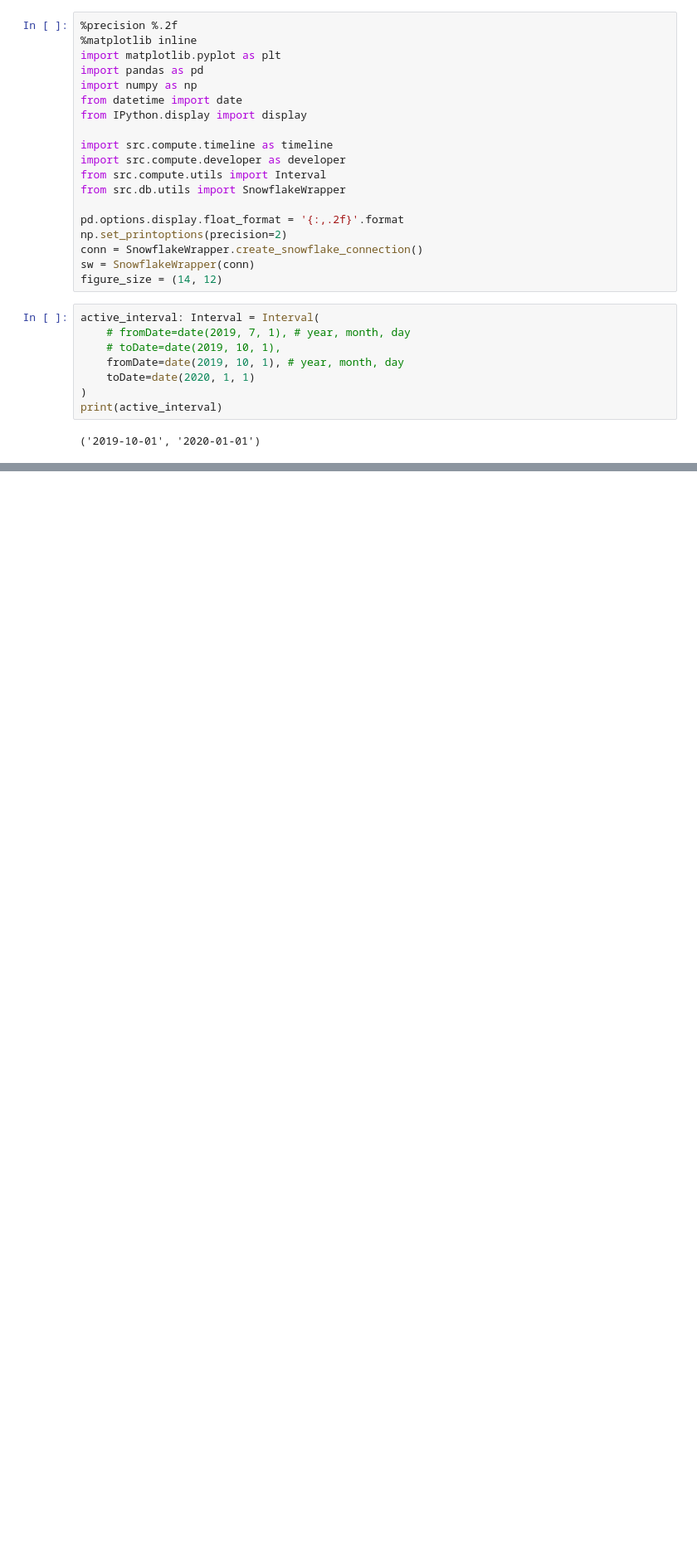
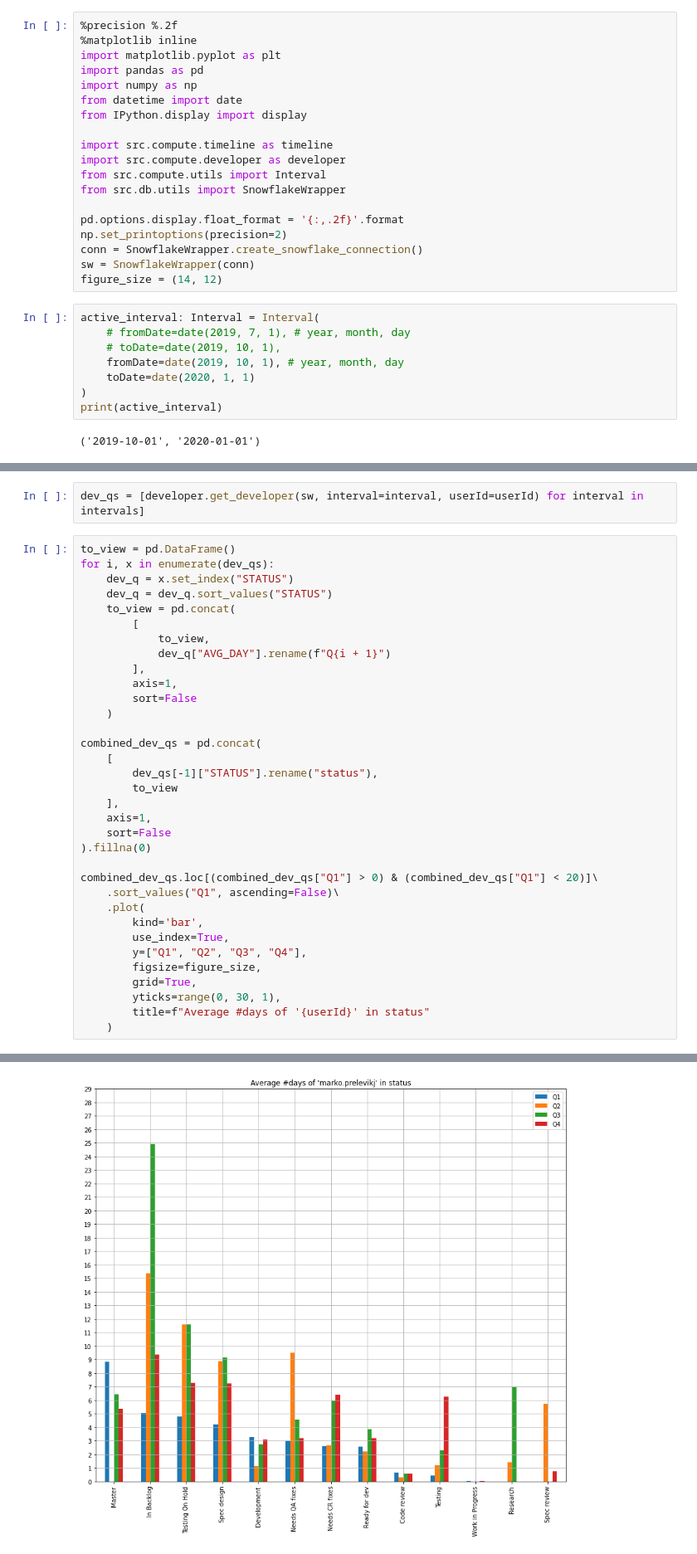
Before and after one commit to pr3mar/thesis, a Jupyter notebook: src/reports/timeline_analysis.ipynb, the cells around one changed output, grey strips where cells are left out. Shown at 83% size. Drawn from its saved outputs; the diff is of its cells as text; blank space fills up the shorter version.

```diff
--- a/src/reports/timeline_analysis.ipynb
+++ b/src/reports/timeline_analysis.ipynb
@@ -162,0 +151,37 @@ combined.loc[(combined["dev"] > 0)]\
+# %%
+dev_qs = [developer.get_developer(sw, interval=interval, userId=userId) for interval in intervals]
+# %%
+to_view = pd.DataFrame()
+for i, x in enumerate(dev_qs):
+    dev_q = x.set_index("STATUS")
+    dev_q = dev_q.sort_values("STATUS")
+    to_view = pd.concat(
+        [
+            to_view,
+            dev_q["AVG_DAY"].rename(f"Q{i + 1}")
+        ],
+        axis=1,
+        sort=False
+    )
+
+combined_dev_qs = pd.concat(
+    [
+        dev_qs[-1]["STATUS"].rename("status"),
+        to_view
+    ],
+    axis=1,
+    sort=False
+).fillna(0)
+
+combined_dev_qs.loc[(combined_dev_qs["Q1"] > 0) & (combined_dev_qs["Q1"] < 20)]\
+    .sort_values("Q1", ascending=False)\
+    .plot(
+        kind='bar',
+        use_index=True,
+        y=["Q1", "Q2", "Q3", "Q4"],
+        figsize=figure_size,
+        grid=True,
+        yticks=range(0, 30, 1),
+        title=f"Average #days of '{userId}' in status"
+    )
+# %% [output]
@@ -162,0 +189 @@ combined.loc[(combined["dev"] > 0)]\
+[figure, added]
```
Also changed, not shown: parts of 11 cells of this notebook, 7 other files.
